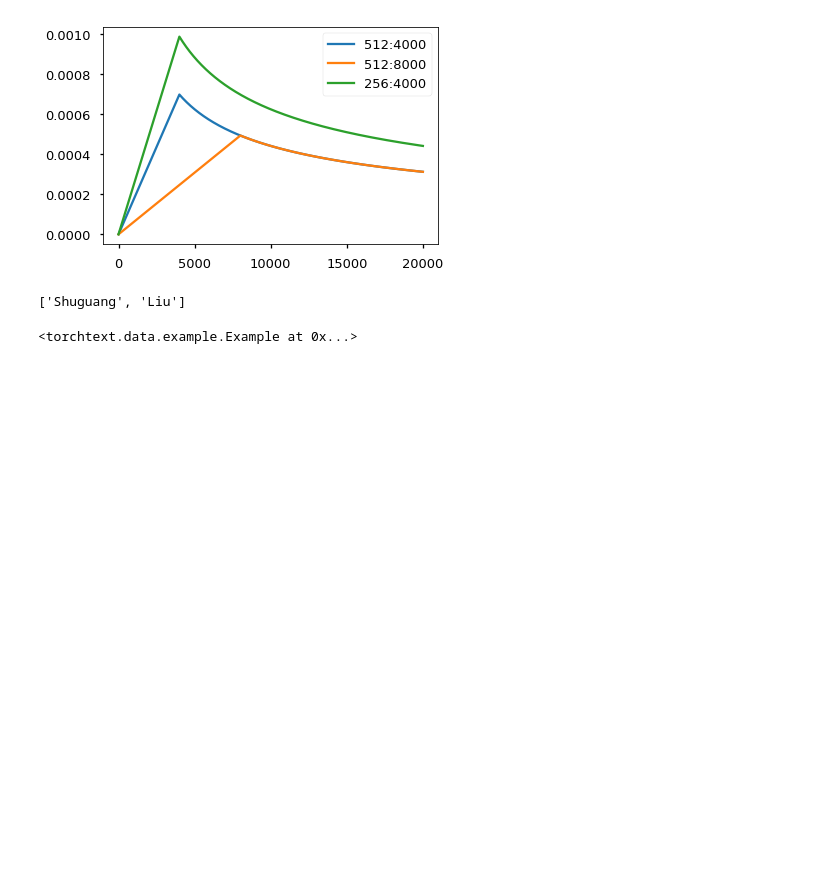
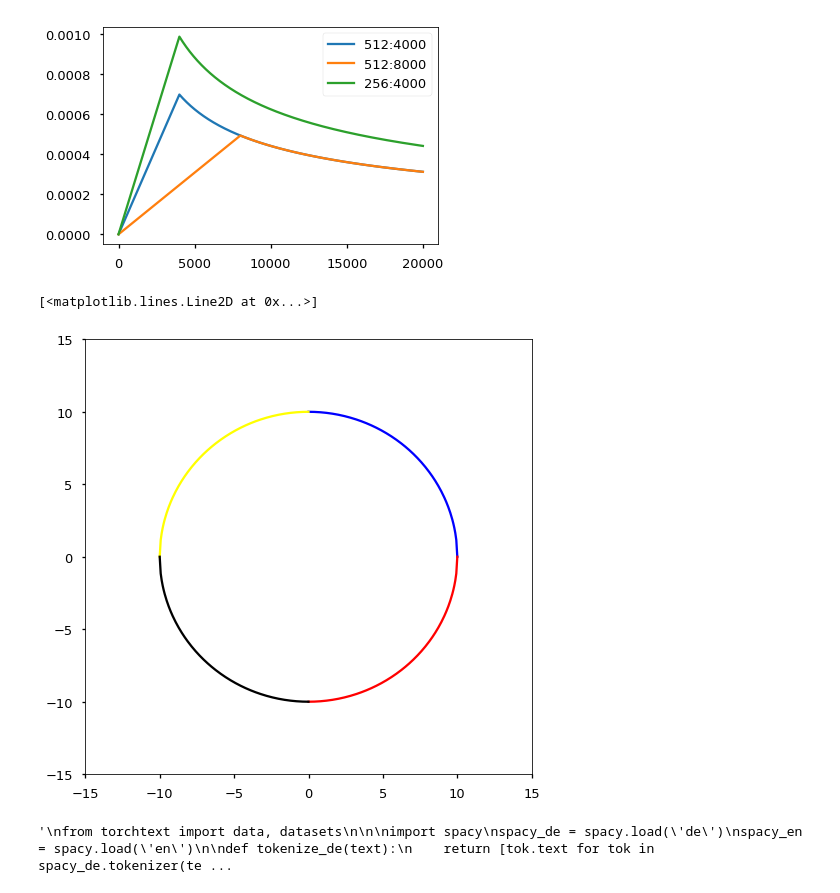
Before and after one commit to honkliu/March, a Jupyter notebook: src/Python/NLPTransformer/Transformer.ipynb, the cells around one changed output. Saved outputs shown, nothing was run; the diff lists cells and outputs as text; code cells hidden in the pictures; blank space fills up the shorter version.

```diff
--- a/src/Python/NLPTransformer/Transformer.ipynb
+++ b/src/Python/NLPTransformer/Transformer.ipynb
@@ -282,4 +373,24 @@ None
+# %%
+#!pip install torchtext spacy
+#!python -m spacy download en
+#!python -m spacy download de
+
+fig = plt.figure(figsize=(8, 8))
+xx = np.linspace(0,10,150)
+yy = np.sqrt(100 - xx*xx)
+#plt.figure(figsize=(105,105))
+plt.xlim(-15,15)
+plt.ylim(-15,15)
+
+plt.plot(xx, yy, color="blue")
+plt.plot(xx, -yy, color="red")
+plt.plot(-xx, yy, color="yellow")
+plt.plot(-xx, -yy, color="black")
+# %% [output]
+[<matplotlib.lines.Line2D at 0x...>]
+[figure, added]
 # %%
+'''
 from torchtext import data, datasets
 
 
@@ -314,6 +425,6 @@ SRC.build_vocab(train.src, min_freq = MIN_FREQ)
 TGT.build_vocab(train.trg, min_freq = MIN_FREQ)
 
 train[0]
+'''
 # %% [output]
-['Shuguang', 'Liu']
+'\nfrom torchtext import data, datasets\n\n\nimport spacy\nspacy_de = spacy.load(\'de\')\nspacy_en = spacy.load(\'en\')\n\ndef tokenize_de(text):\n    return [tok.text for tok in spacy_de.tokenizer(te ...
-<torchtext.data.example.Example at 0x...>
```
Also changed, not shown: parts of 30 cells of this notebook, 2 other files.
